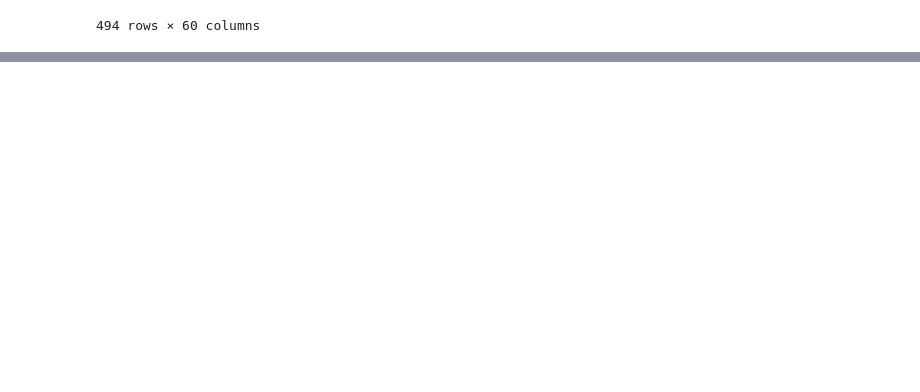
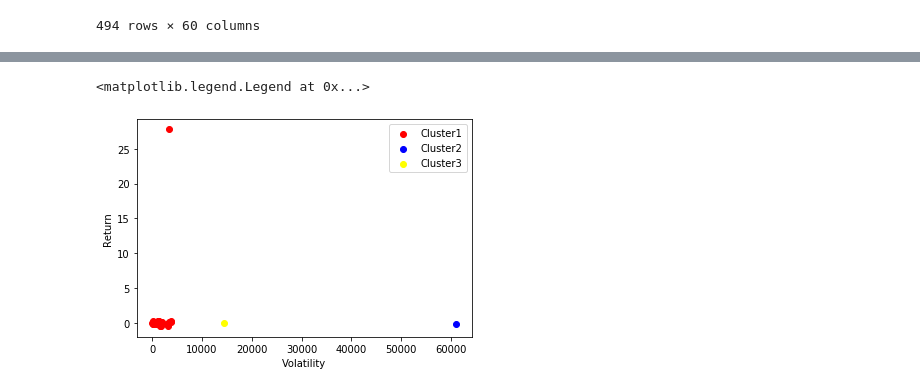
Before and after one commit to pahwa1902/LearMachineLearning, a Jupyter notebook: Clustering.ipynb, the cells around one changed output, grey strips where cells are left out. Saved outputs shown, nothing was run; the diff lists cells and outputs as text; code cells hidden in the pictures; blank space fills up the shorter version.

```diff
--- a/Clustering.ipynb
+++ b/Clustering.ipynb
@@ -87,0 +107,13 @@ for i in range(len(columns)):
+# %%
+kmeanns = KMeans(n_clusters=3,init='k-means++',max_iter=300,n_init=10,random_state=0)
+y_means = kmeanns.fit_predict(X)
+# %%
+plt.scatter(X.iloc[y_means==0,1],X.iloc[y_means==0,0],color='red',label='Cluster1')
+plt.scatter(X.iloc[y_means==1,1],X.iloc[y_means==1,0],color='blue',label='Cluster2')
+plt.scatter(X.iloc[y_means==2,1],X.iloc[y_means==2,0],color='yellow',label='Cluster3')
+plt.xlabel('Volatility')
+plt.ylabel('Return')
+plt.legend()
+# %% [output]
+<matplotlib.legend.Legend at 0x...>
+[figure, added]
```
Also changed, not shown: parts of 8 cells of this notebook.
